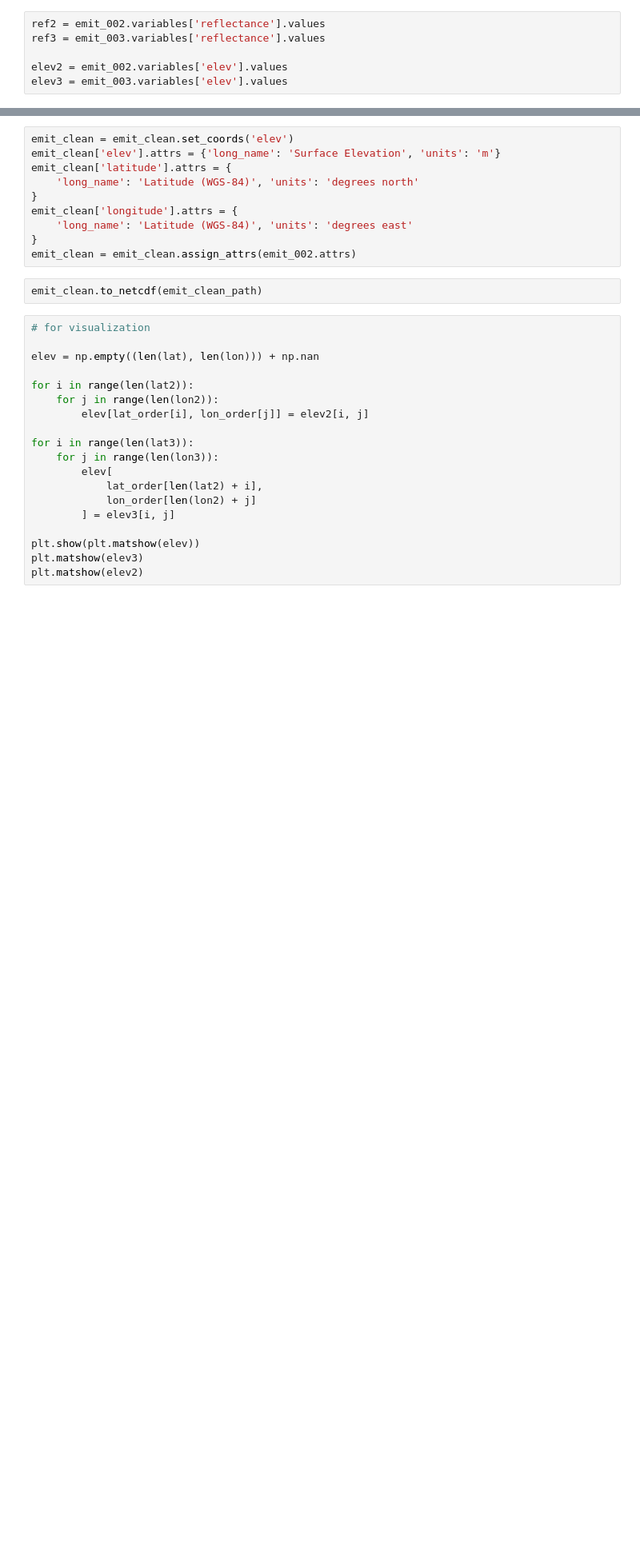
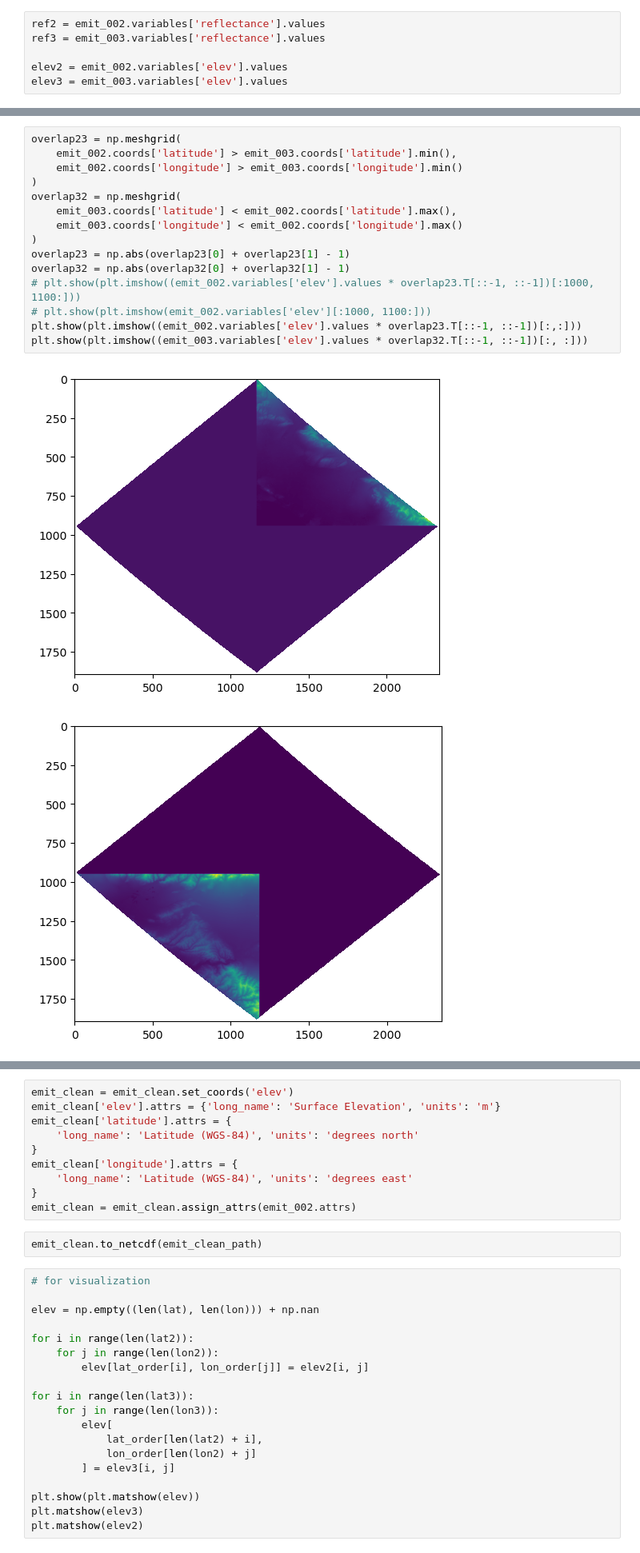
Before and after one commit to DannyCollinson/EMIT-ECOSTRESS, a Jupyter notebook: data_prep/Data_Matching.ipynb, the cells around one changed output, grey strips where cells are left out. Shown at 80% size. Cells and saved outputs as stored; diff of their text form; blank space fills up the shorter version.

```diff
--- a/data_prep/Data_Matching.ipynb
+++ b/data_prep/Data_Matching.ipynb
@@ -162,0 +177,18 @@ elev3 = emit_003.variables['elev'].values
+# %%
+overlap23 = np.meshgrid(
+    emit_002.coords['latitude'] > emit_003.coords['latitude'].min(),
+    emit_002.coords['longitude'] > emit_003.coords['longitude'].min()
+)
+overlap32 = np.meshgrid(
+    emit_003.coords['latitude'] < emit_002.coords['latitude'].max(),
+    emit_003.coords['longitude'] < emit_002.coords['longitude'].max()
+)
+overlap23 = np.abs(overlap23[0] + overlap23[1] - 1)
+overlap32 = np.abs(overlap32[0] + overlap32[1] - 1)
+# plt.show(plt.imshow((emit_002.variables['elev'].values * overlap23.T[::-1, ::-1])[:1000, 1100:]))
+# plt.show(plt.imshow(emit_002.variables['elev'][:1000, 1100:]))
+plt.show(plt.imshow((emit_002.variables['elev'].values * overlap23.T[::-1, ::-1])[:,:]))
+plt.show(plt.imshow((emit_003.variables['elev'].values * overlap32.T[::-1, ::-1])[:, :]))
+# %% [output]
+[figure, added]
+[figure, added]
```
Also changed, not shown: parts of 16 cells of this notebook, 2 other files.
